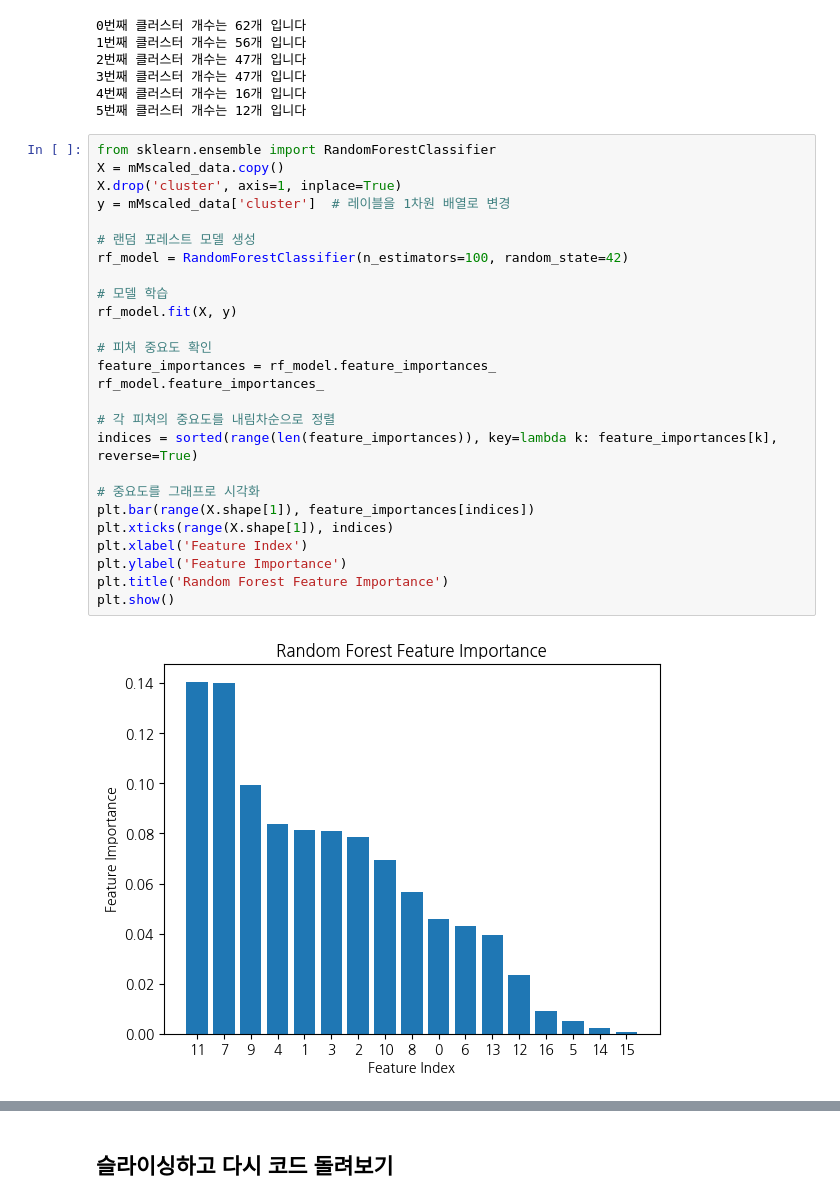
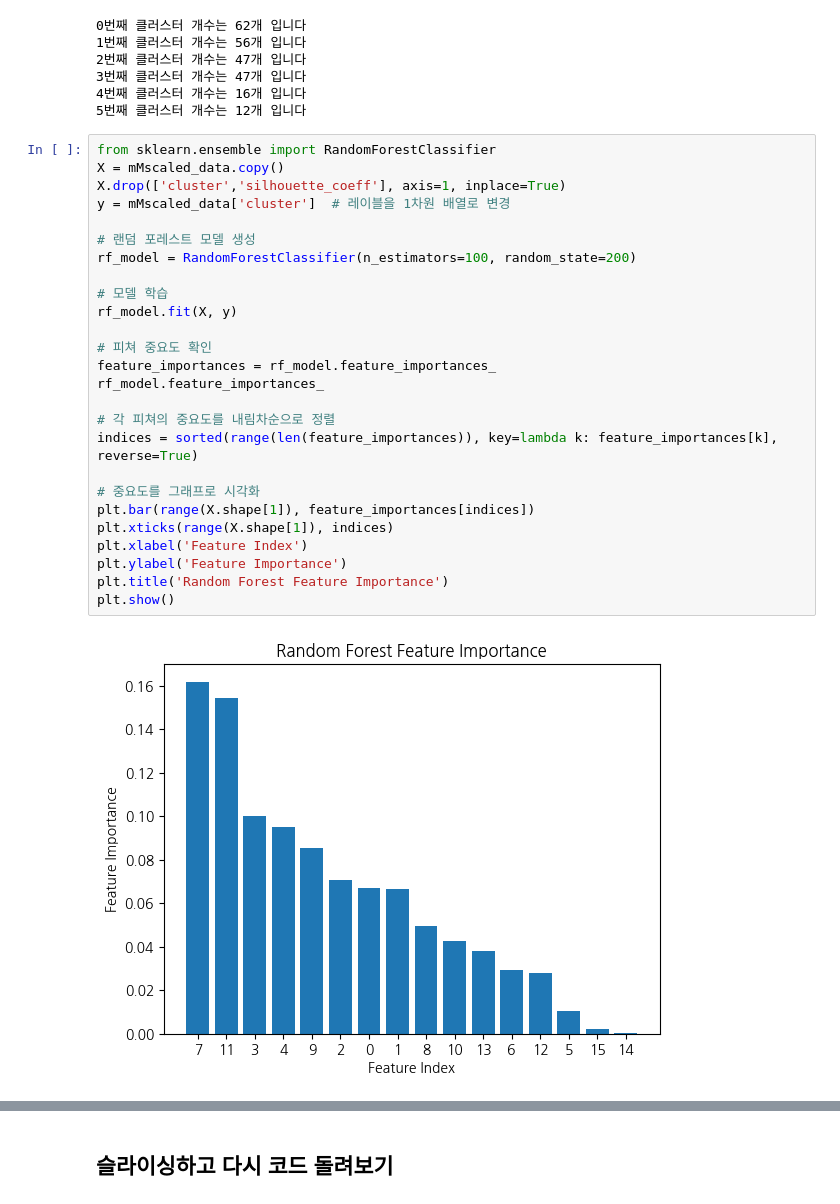
Before and after one commit to serrve1/githubtest, a Jupyter notebook: minmax_kmeans_랜덤포레스트셀렉션.ipynb, the cells around one changed output, grey strips where cells are left out. Drawn from its saved outputs; the diff is of its cells as text.

```diff
--- a/minmax_kmeans_랜덤포레스트셀렉션.ipynb
+++ b/minmax_kmeans_랜덤포레스트셀렉션.ipynb
@@ -382,31 +382,31 @@ for i, j  in enumerate(data_list) :
 # %%
 from sklearn.ensemble import RandomForestClassifier
 X = mMscaled_data.copy()
-X.drop('cluster', axis=1, inplace=True)
+X.drop(['cluster','silhouette_coeff'], axis=1, inplace=True)
 y = mMscaled_data['cluster']  # 레이블을 1차원 배열로 변경
 
 # 랜덤 포레스트 모델 생성
-rf_model = RandomForestClassifier(n_estimators=100, random_state=42)
+rf_model = RandomForestClassifier(n_estimators=100, random_state=200)
 
 # 모델 학습
 rf_model.fit(X, y)
 
 # 피쳐 중요도 확인
 feature_importances = rf_model.feature_importances_
 rf_model.feature_importances_
 
 # 각 피쳐의 중요도를 내림차순으로 정렬
 indices = sorted(range(len(feature_importances)), key=lambda k: feature_importances[k], reverse=True)
 
 # 중요도를 그래프로 시각화
 plt.bar(range(X.shape[1]), feature_importances[indices])
 plt.xticks(range(X.shape[1]), indices)
 plt.xlabel('Feature Index')
 plt.ylabel('Feature Importance')
 plt.title('Random Forest Feature Importance')
 plt.show()
 # %% [output]
-[figure, old version]
+[figure, new version]
 # %%
 X.columns # 장단기10년물국채/3개월금리차 = 0번부터
 #1,2,3,7,8,9,10,11까지 중요도가 나옴
```
Also changed, not shown: parts of 14 cells of this notebook.
